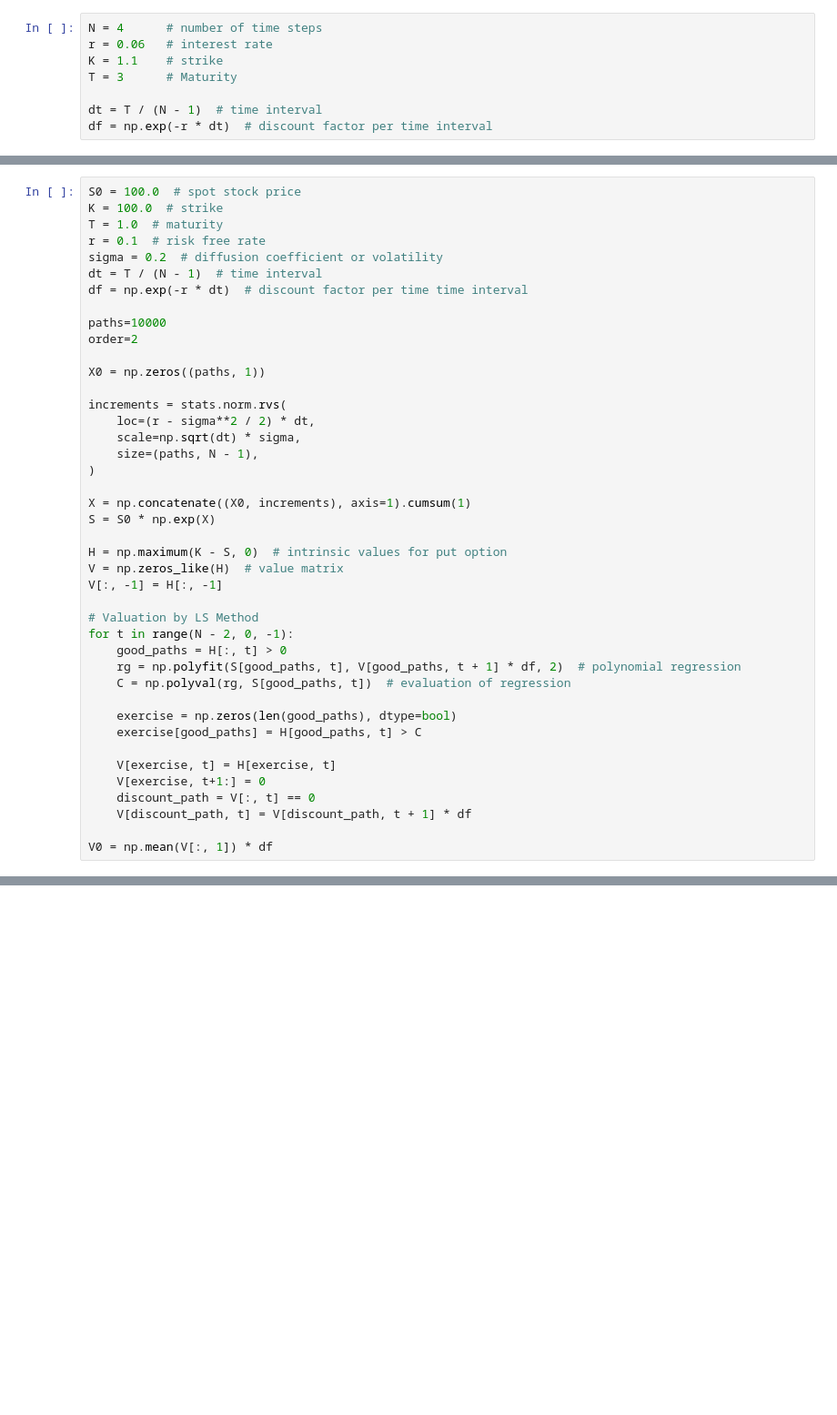
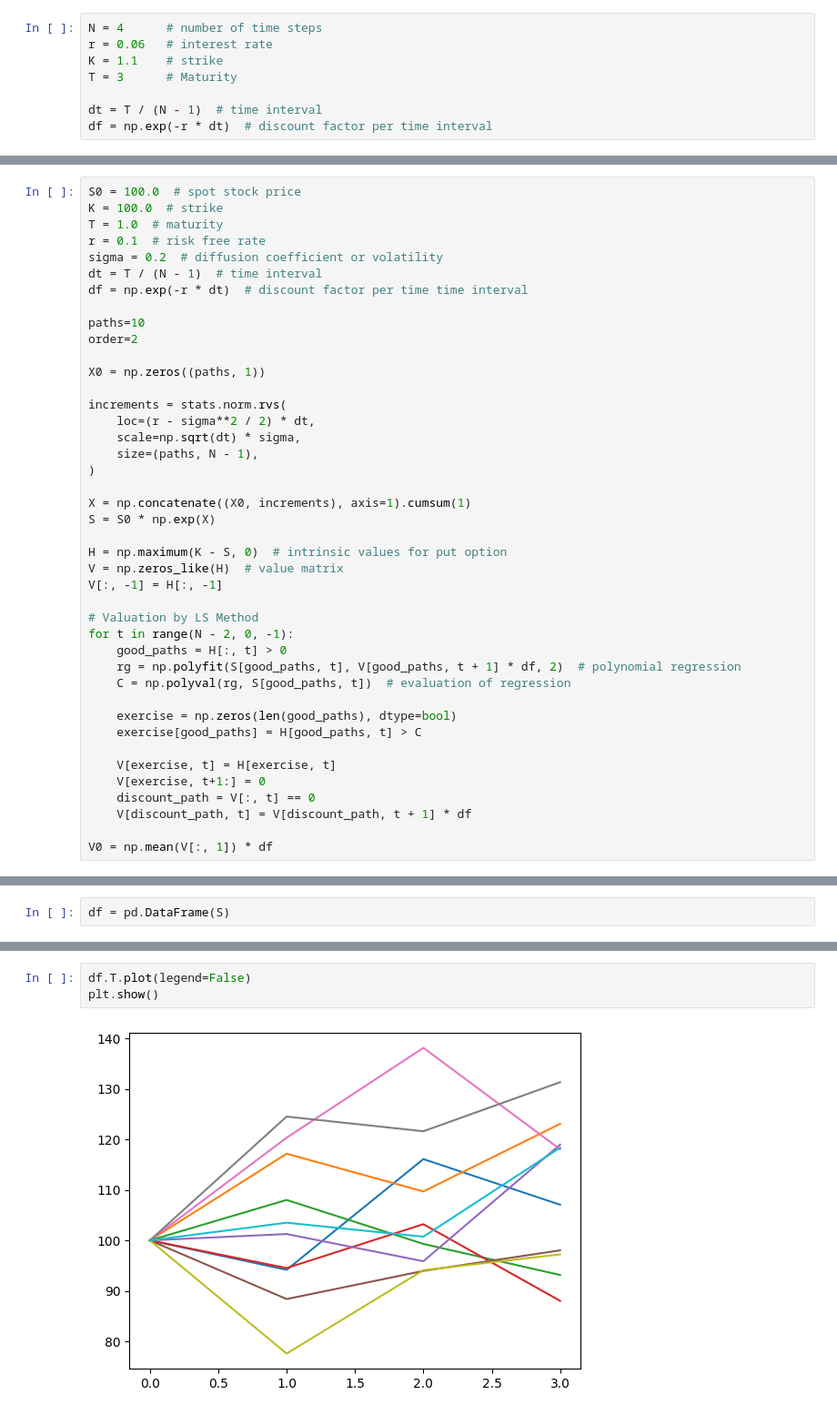
Before and after one commit to kevingivens/Blog, a Jupyter notebook: 2024/AmericanOptions/demo.ipynb, the cells around one changed output, grey strips where cells are left out. Shown at 91% size. Drawn from its saved outputs; the diff is of its cells as text; blank space fills up the shorter version.

Commit message:
add sim plot

```diff
--- a/2024/AmericanOptions/demo.ipynb
+++ b/2024/AmericanOptions/demo.ipynb
@@ -42,7 +26,7 @@ sigma = 0.2  # diffusion coefficient or volatility
 dt = T / (N - 1)  # time interval
 df = np.exp(-r * dt)  # discount factor per time time interval
 
-paths=10000
+paths=10
 order=2
 
 X0 = np.zeros((paths, 1))
@@ -83,0 +74,2 @@ https://numpy.org/doc/stable/reference/routines.polynomials.classes.html
+# %%
+df = pd.DataFrame(S)
@@ -83,0 +90,5 @@ https://numpy.org/doc/stable/reference/routines.polynomials.classes.html
+# %%
+df.T.plot(legend=False)
+plt.show()
+# %% [output]
+[figure, added]
```
Also changed, not shown: parts of 10 cells of this notebook.
